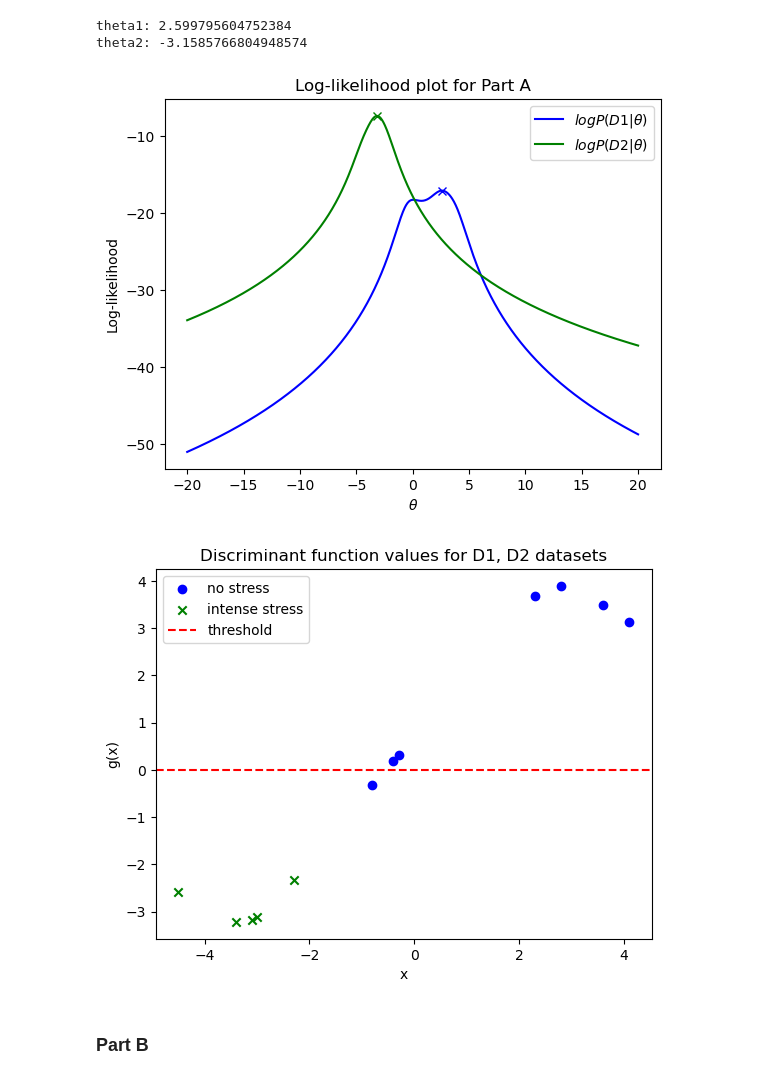
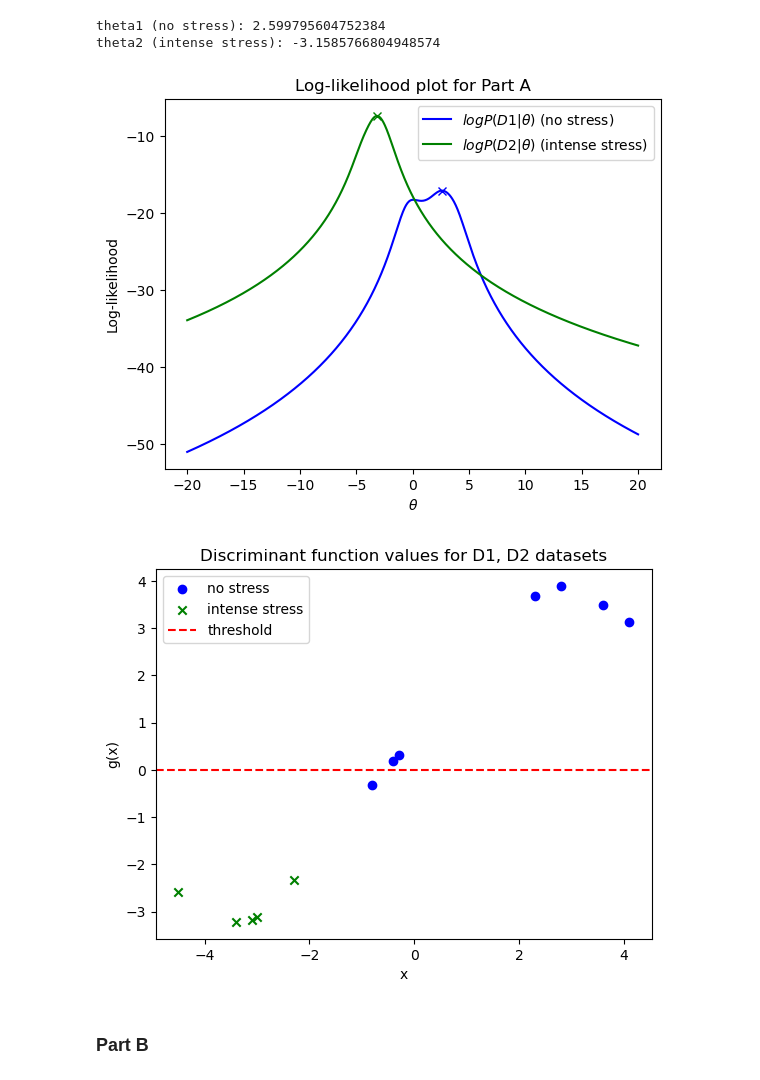
Before and after one commit to arisdask/pattern-recognition-ml-assignments, a Jupyter notebook: Team63-AC.ipynb, the cells around one changed output. Saved outputs shown, nothing was run; the diff lists cells and outputs as text; code cells hidden in the pictures.

```diff
--- a/Team63-AC.ipynb
+++ b/Team63-AC.ipynb
@@ -47,10 +47,10 @@ from scipy.optimize import minimize
 D1 = np.array([2.8, -0.4, -0.8, 2.3, -0.3, 3.6, 4.1])  # No stress data
 D2 = np.array([-4.5, -3.4, -3.1, -3.0, -2.3])  # Intense stress data
 
-class Classifier:
+class ClassifierA:
 
     @staticmethod
-    def pdf(theta, x):
+    def p_x_theta(theta, x):
         """
         Computes the probability density function (PDF) for a given theta and data x.
 
@@ -79,7 +79,7 @@ class Classifier:
             float: The log-likelihood of the data D given theta.
 
         """
-        return np.sum(np.log(Classifier.pdf(theta, D)))  # Sum of log probabilities
+        return np.sum(np.log(ClassifierA.p_x_theta(theta, D)))  # Sum of log probabilities
 
     @staticmethod
     def fit(D, theta_canditates):
@@ -101,7 +101,7 @@ class Classifier:
         # Loop over candidate thetas, and minimize the negative log-likelihood
         for i, x0 in enumerate(theta_canditates):
             # Maximize log-likelihood by minimizing the negation of it using a lambda function
-            result = minimize(lambda theta: -Classifier.logp(theta, D), x0, method='BFGS')
+            result = minimize(lambda theta: -ClassifierA.logp(theta, D), x0, method='BFGS')
             theta_values[i] = result.x[0]  # Best theta value for the specific starting point
             fun_values[i] = result.fun  # Negative log-likelihood corresponding to the best theta
 
@@ -109,42 +109,37 @@ class Classifier:
         return theta_values[idx]  # Return the optimal theta
 
     @staticmethod
-    def predict(D1, D2, p1, p2):
+    def predict(D, p1, p2, theta1, theta2):
         """
         Predicts the class of each data point based on the discriminant function.
         The function computes the log-likelihood ratio between two classes (D1 and D2),
         weighted by their a-priori probabilities p1 and p2.
 
         Args:
-            D1 (array-like): The dataset corresponding to class 1 (no stress).
-            D2 (array-like): The dataset corresponding to class 2 (intense stress).
-            p1 (float): The a-priori probability of class 1 (D1).
-            p2 (float): The a-priori probability of class 2 (D2).
+            D (array-like): A dataset containing the feature values for which predictions
+                are to be made. This can be a numpy array or list.
+            p1 (float): The a-priori probability of class 1 (no stress).
+            p2 (float): The a-priori probability of class 2 (intense stress).
+            theta1 (float): The optimal value of the parameter theta for class 1 (no stress)
+            theta2 (float): The optimal value of the parameter theta for class 2 (intense stress)
 
         Returns:
             numpy.ndarray: The predicted discriminant function values for each data point in D1 and D2.
 
         """
-        # Fit models for D1 and D2 data
-        theta_candidates = np.linspace(-5., 5., 10)
-        theta1 = clf.fit(D1, theta_candidates)
-        theta_candidates = np.linspace(-5., 0., 10)
-        theta2 = clf.fit(D2, theta_candidates)
-        D = np.concatenate((D1, D2))  # Concatenate D1 and D2
-
         # Calculate and return discriminant function for each point in D
-        return np.log(Classifier.pdf(D, theta1)) - np.log(Classifier.pdf(D, theta2)) + np.log(p1) - np.log(p2)
+        return np.log(ClassifierA.p_x_theta(D, theta1)) - np.log(ClassifierA.p_x_theta(D, theta2)) + np.log(p1) - np.log(p2)
 
 
-clf = Classifier()  # Create an instance of Classifier
+clf = ClassifierA()  # Create an instance of Classifier
 # Candidate thetas for D1, on the interval where the optimal theta lies, as observed from the plot
 theta_candidates = np.linspace(-5., 5., 10)
 theta1 = clf.fit(D1, theta_candidates)
 # Candidate thetas for D2, on the interval where the optimal theta lies, as observed from the plot
 theta_candidates = np.linspace(-5., 0., 10)
 theta2 = clf.fit(D2, theta_candidates)
-print(f'theta1: {theta1}')
-print(f'theta2: {theta2}')
+print(f'theta1 (no stress): {theta1}')
+print(f'theta2 (intense stress): {theta2}')
 
 # Compute log-likelihood values for both classes
 x = np.linspace(-20, 20, 1000)  # Range for theta values
@@ -152,47 +147,47 @@ y1 = np.array([clf.logp(theta, D1) for theta in x])  # Log-likelihood for D1
 y2 = np.array([clf.logp(theta, D2) for theta in x])  # Log-likelihood for D2
 
 # Plot the log-likelihood curves for both datasets
-plt.plot(x, y1, label=r'$logP(D1|\theta)$', color='blue')
-plt.plot(x, y2, label=r'$logP(D2|\theta)$', color='green')
+plt.plot(x, y1, label=r'$logP(D1|\theta)$ (no stress)', color='blue')
+plt.plot(x, y2, label=r'$logP(D2|\theta)$ (intense stress)', color='green')
 
 # Mark the optimal theta values on the plot
 plt.plot(theta1, clf.logp(theta1, D1), color='blue', marker='x')
 plt.plot(theta2, clf.logp(theta2, D2), color='green', marker='x')
 
 # Labeling the plot
 plt.xlabel(r'$\theta$')
 plt.ylabel('Log-likelihood')
 plt.title('Log-likelihood plot for Part A')
 plt.legend()
 plt.show()
 
 # Calculate a-priori probabilities for each class
-N = len(D1) + len(D2)
 N1 = len(D1)
 N2 = len(D2)
-p1 = N1 / N
-p2 = N2 / N
+p1 = N1 / (N1 + N2)
+p2 = N2 / (N1 + N2)
 
-# Get the discriminant values for both classes
-predictions = clf.predict(D1, D2, p1, p2)
+# Get the discriminant values for the two classes
+predictions1 = clf.predict(D1, p1, p2, theta1, theta2)
+predictions2 = clf.predict(D2, p1, p2, theta1, theta2)
 
 # Scatter plot of the data points and the discriminant function values
-plt.scatter(D1, predictions[0:N1], label='no stress', color='blue', marker='o')
-plt.scatter(D2, predictions[N1:N], label='intense stress', color='green', marker='x')
+plt.scatter(D1, predictions1, label='no stress', color='blue', marker='o')
+plt.scatter(D2, predictions2, label='intense stress', color='green', marker='x')
 
 # Add a horizontal dashed line (threshold for classification)
 plt.axhline(y=0.0, color='red', linestyle='--', label="threshold")
 
 # Labeling the plot
 plt.xlabel('x')
 plt.ylabel('g(x)')
 plt.title('Discriminant function values for D1, D2 datasets')
 plt.legend()
 plt.show()
 # %% [output]
-theta1: 2.599795604752384
-theta2: -3.1585766804948574
+theta1 (no stress): 2.599795604752384
+theta2 (intense stress): -3.1585766804948574
-[figure, old version]
+[figure, new version]
 [figure]
 # %% [markdown]
 ### Part B
```
Also changed, not shown: parts of 3 cells of this notebook.
